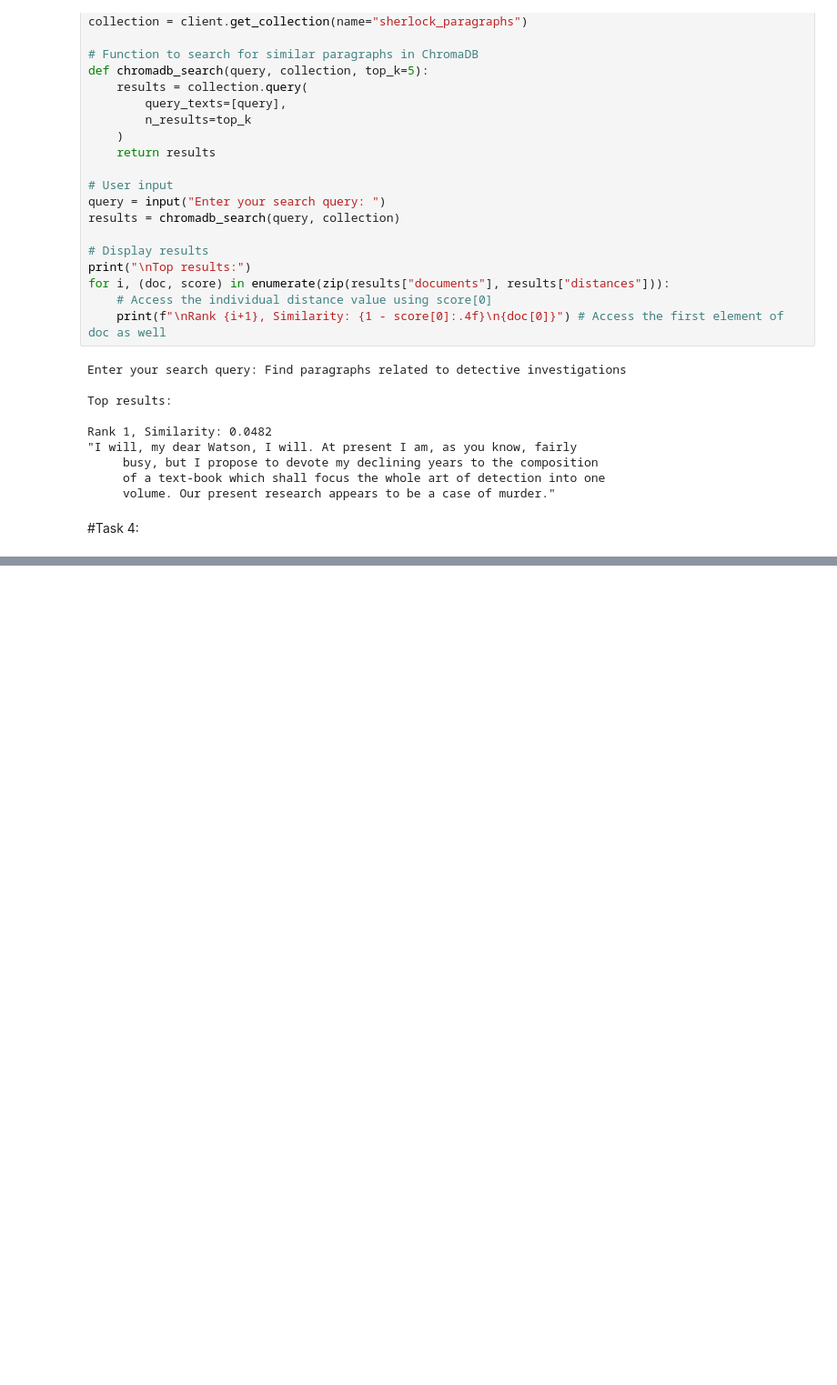
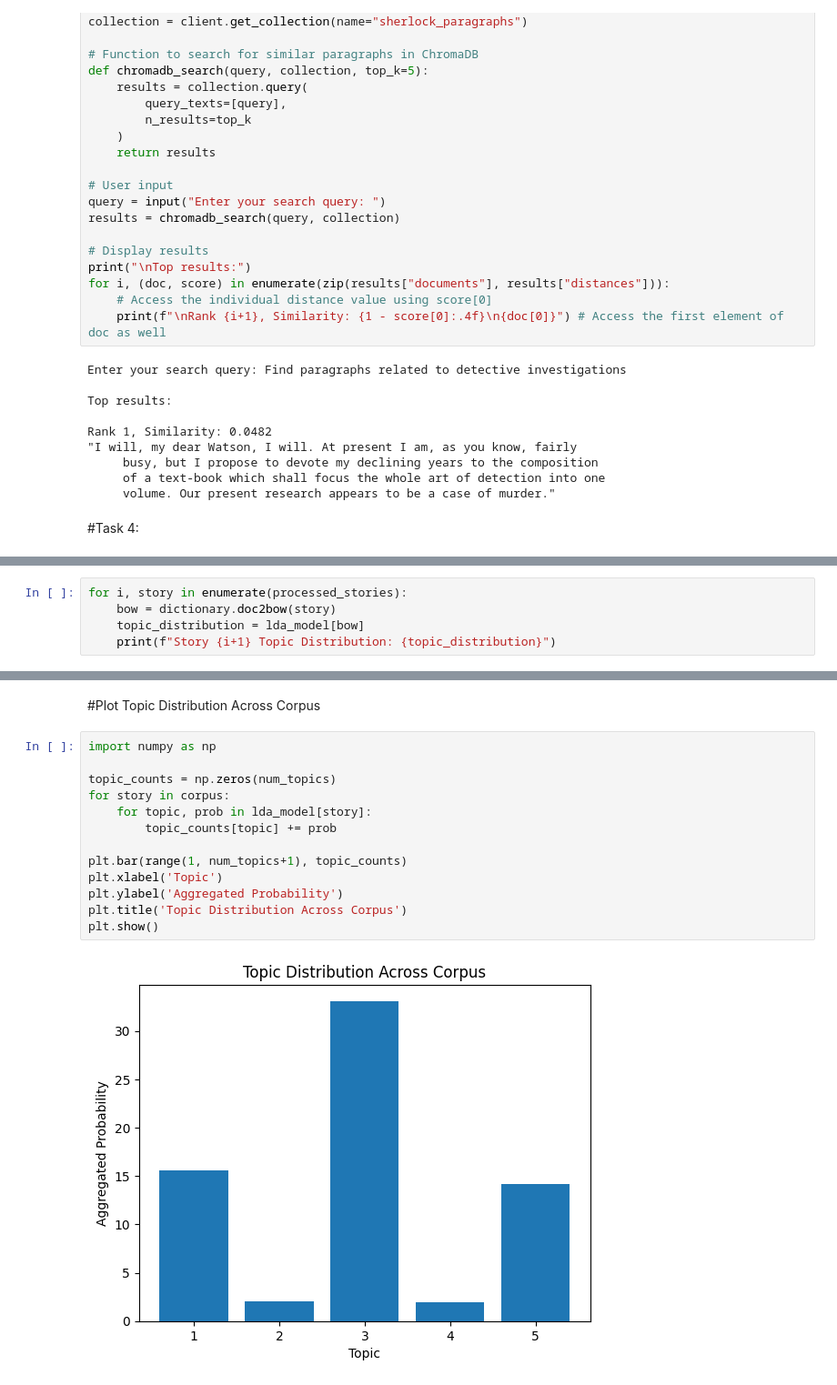
Before and after one commit to Shamiul-693/-Sherlock-Holmes-dataset., a Jupyter notebook: Sherlock_Holmes_dataset_.ipynb, the cells around one changed output, grey strips where cells are left out. Shown at 91% size. Saved outputs shown, nothing was run; the diff lists cells and outputs as text; blank space fills up the shorter version.

```diff
--- a/Sherlock_Holmes_dataset_.ipynb
+++ b/Sherlock_Holmes_dataset_.ipynb
@@ -625,0 +696,5 @@ Rank 1, Similarity: 0.0482
+# %%
+for i, story in enumerate(processed_stories):
+    bow = dictionary.doc2bow(story)
+    topic_distribution = lda_model[bow]
+    print(f"Story {i+1} Topic Distribution: {topic_distribution}")
@@ -625,0 +719,17 @@ Rank 1, Similarity: 0.0482
+# %% [markdown]
+#Plot Topic Distribution Across Corpus
+# %%
+import numpy as np
+
+topic_counts = np.zeros(num_topics)
+for story in corpus:
+    for topic, prob in lda_model[story]:
+        topic_counts[topic] += prob
+
+plt.bar(range(1, num_topics+1), topic_counts)
+plt.xlabel('Topic')
+plt.ylabel('Aggregated Probability')
+plt.title('Topic Distribution Across Corpus')
+plt.show()
+# %% [output]
+[figure, added]
```
Also changed, not shown: parts of 3 cells of this notebook.
